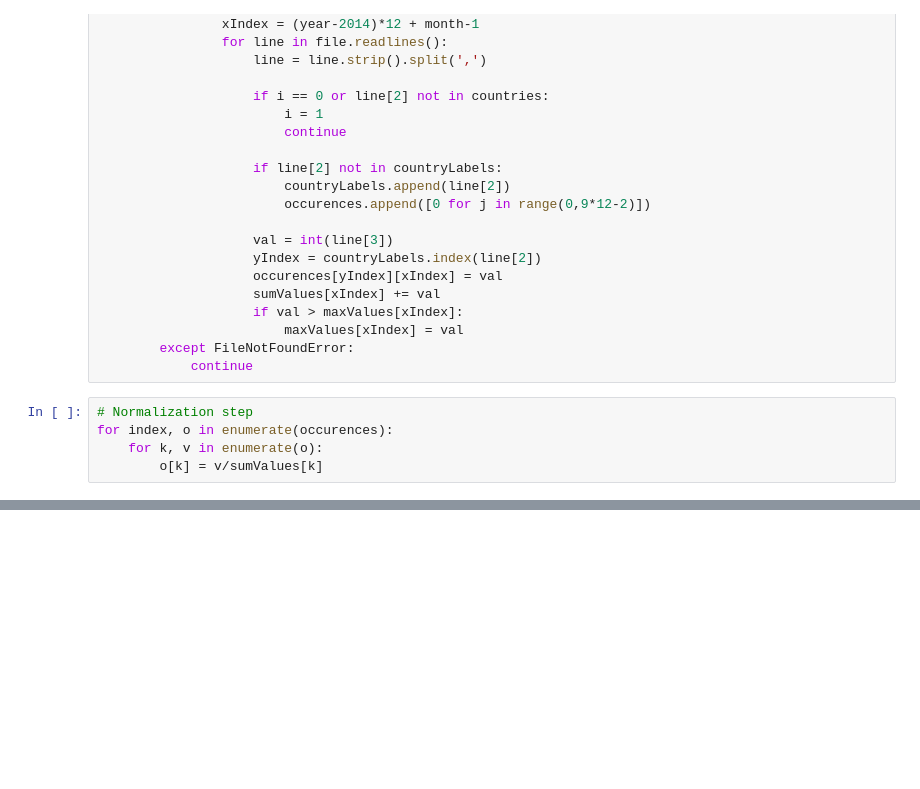
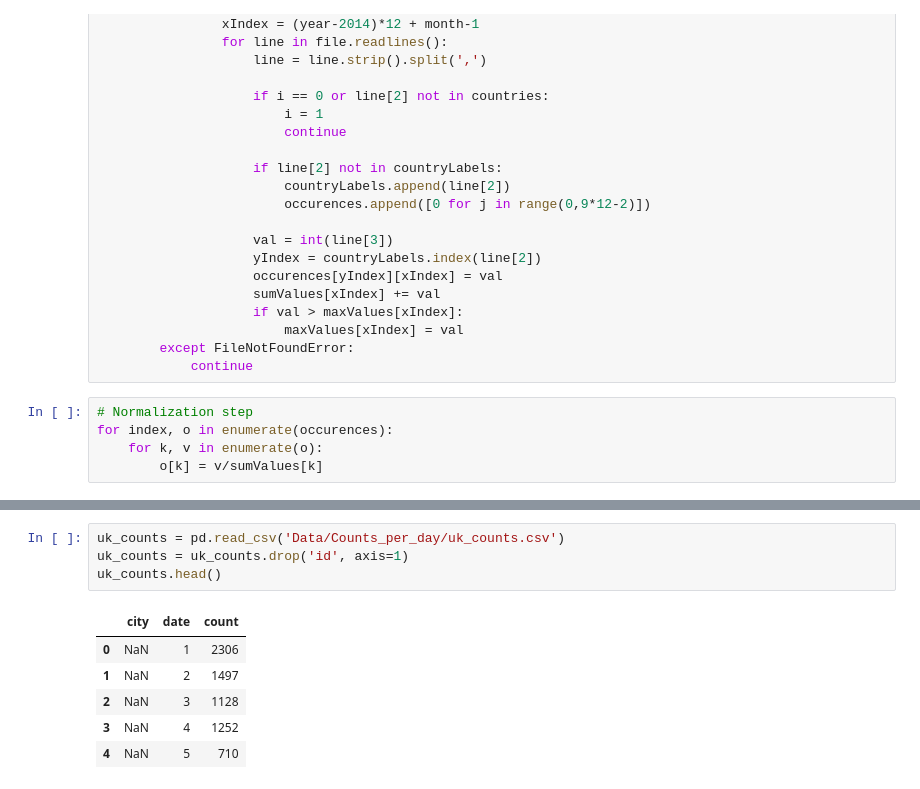
Before and after one commit to JordyForNow/BigDataProject, a Jupyter notebook: country_activity_visualization.ipynb, the cells around one changed output, grey strips where cells are left out. Saved outputs shown, nothing was run; the diff lists cells and outputs as text; blank space fills up the shorter version.

```diff
--- a/country_activity_visualization.ipynb
+++ b/country_activity_visualization.ipynb
@@ -120,0 +131,11 @@ Text(0.5, 1.0, 'Number of hits in a given month.\nFor 10 most active countries.'
+# %%
+uk_counts = pd.read_csv('Data/Counts_per_day/uk_counts.csv')
+uk_counts = uk_counts.drop('id', axis=1)
+uk_counts.head()
+# %% [output]
+|  | city | date | count |
+| 0 | NaN | 1 | 2306 |
+| 1 | NaN | 2 | 1497 |
+| 2 | NaN | 3 | 1128 |
+| 3 | NaN | 4 | 1252 |
+| 4 | NaN | 5 | 710 |
```
Also changed, not shown: parts of 8 cells of this notebook, 4 other files.
